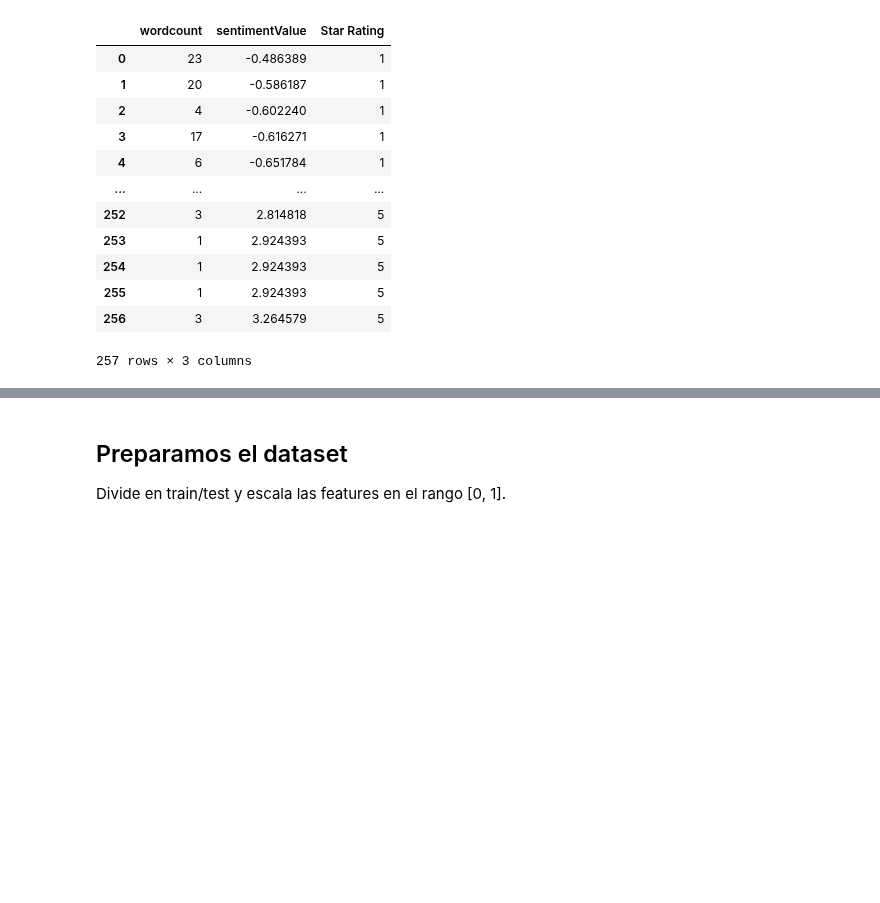
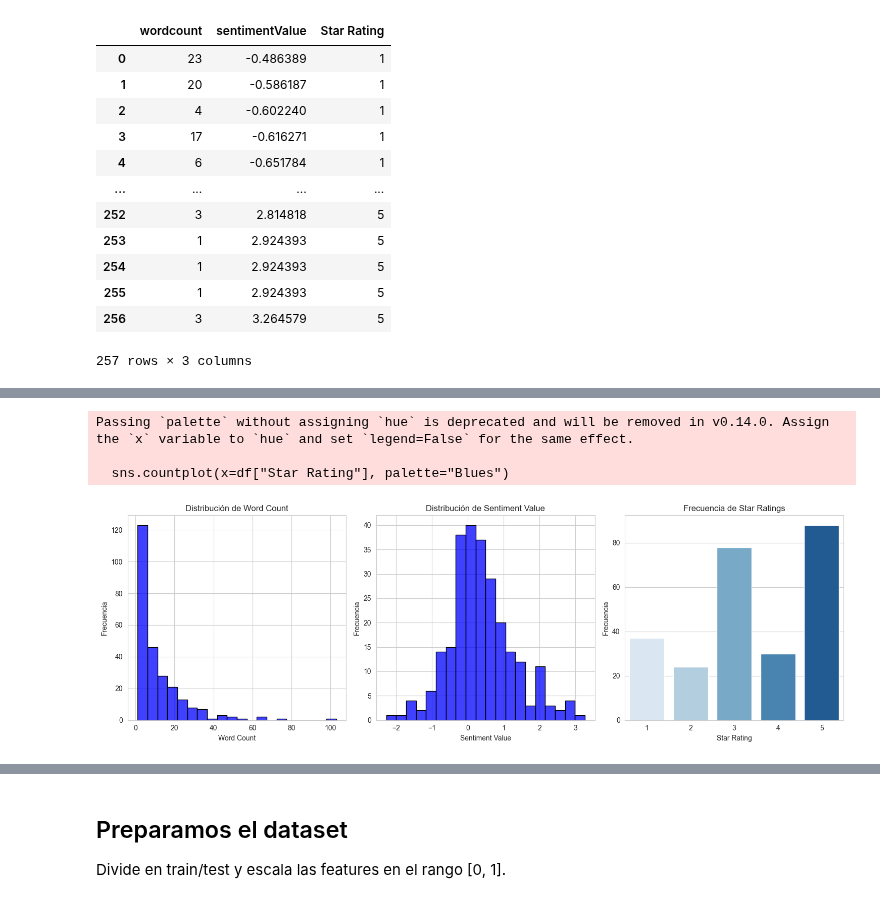
Before and after one commit to IsabelRomoBru/DS102024, a Jupyter notebook: 3-MachineLearning/2-Supervisado/3-KNN/ejercicios/Ejercicio_k-NearestNeighbor copy.ipynb, the cells around one changed output, grey strips where cells are left out. Saved outputs shown, nothing was run; the diff lists cells and outputs as text; code cells hidden in the pictures; blank space fills up the shorter version.

```diff
--- a/3-MachineLearning/2-Supervisado/3-KNN/ejercicios/Ejercicio_k-NearestNeighbor copy.ipynb
+++ b/3-MachineLearning/2-Supervisado/3-KNN/ejercicios/Ejercicio_k-NearestNeighbor copy.ipynb
@@ -110,0 +80,37 @@ NameError: name 'axes' is not defined
+# %%
+import seaborn as sns
+import matplotlib.pyplot as plt
+
+# Configurar el estilo de Seaborn
+sns.set_style("whitegrid")
+plt.figure(figsize=(15, 5))
+
+# Gráfico de barras para WordCount
+plt.subplot(1, 3, 1)
+sns.histplot(df["wordcount"], bins=20, color="Blue", edgecolor="black")
+plt.xlabel("Word Count")
+plt.ylabel("Frecuencia")
+plt.title("Distribución de Word Count")
+
+# Gráfico de barras para SentimentValue
+plt.subplot(1, 3, 2)
+sns.histplot(df["sentimentValue"], bins=20, color="Blue", edgecolor="black")
+plt.xlabel("Sentiment Value")
+plt.ylabel("Frecuencia")
+plt.title("Distribución de Sentiment Value")
+
+# Gráfico de barras para Star Rating
+plt.subplot(1, 3, 3)
+sns.countplot(x=df["Star Rating"], palette="Blues")
+plt.xlabel("Star Rating")
+plt.ylabel("Frecuencia")
+plt.title("Frecuencia de Star Ratings")
+
+# Ajustar el diseño
+plt.tight_layout()
+plt.show()
+# %% [output]
+Passing `palette` without assigning `hue` is deprecated and will be removed in v0.14.0. Assign the `x` variable to `hue` and set `legend=False` for the same effect.
+
+  sns.countplot(x=df["Star Rating"], palette="Blues")
+[figure, added]
```
Also changed, not shown: parts of 25 cells of this notebook, 12 other files.
